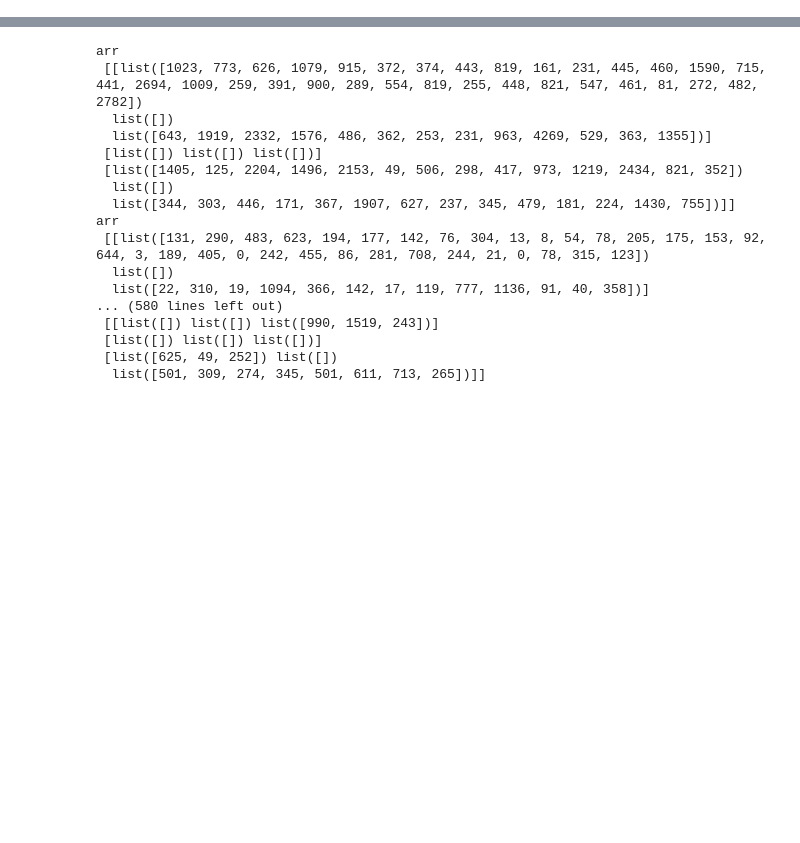
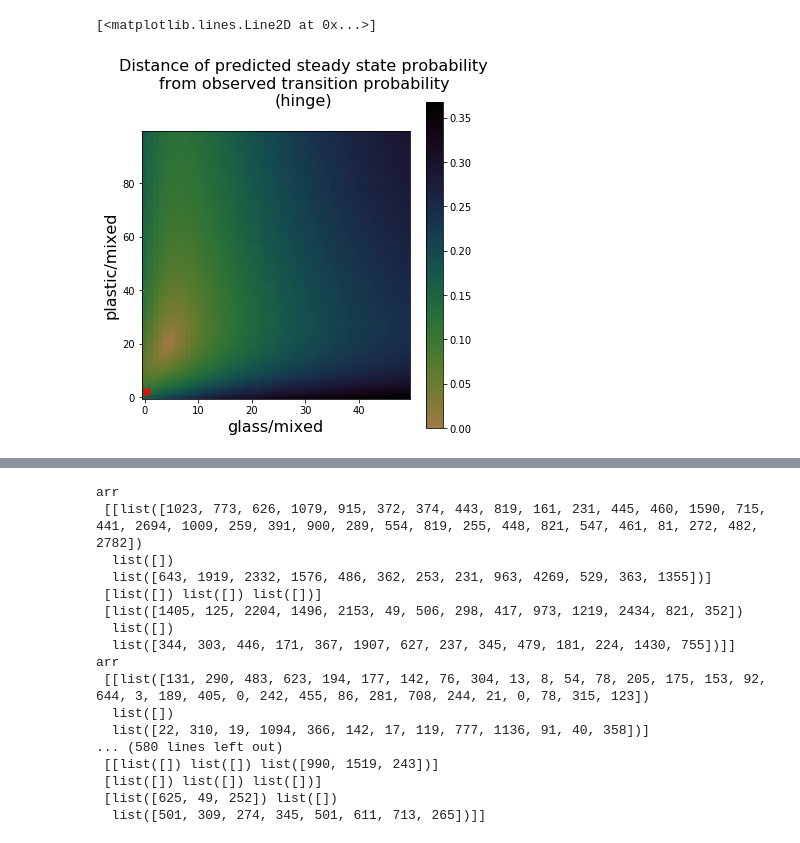
Before and after one commit to TchakamauRa/Soft-Matter, a Jupyter notebook: Matrix multiplication-density_both.ipynb, the cells around one changed output, grey strips where cells are left out. Cells and saved outputs as stored; diff of their text form; code cells hidden in the pictures; blank space fills up the shorter version.

```diff
--- a/Matrix multiplication-density_both.ipynb
+++ b/Matrix multiplication-density_both.ipynb
@@ -825 +784,43 @@ plt.plot((1, 1,1),(100/6,100/6,400/6), 'o')
+# %%
+from matplotlib.colors import DivergingNorm
+
+def mean(li):
+    return(sum(li) / len(li))
+def rang(li):
+    return(abs(max(li)-min(li)))
+
+alphas,betas = np.meshgrid(np.linspace(0,5, 50,endpoint =False),np.linspace(0,10, 100,endpoint =False))
+x1 = []
+x2 = []
+x3 = []
+tolerances = [ mean(v1),mean(v2),mean(v3)]
+tols = [ rang(v1),rang(v2),rang(v3)]
+def distance_from_data(alph,bet):
+    T_expected_narrow = np.asarray([[0, 0, 2*(alph+1)],
+     [0, 0, 2*(bet+1)],
+                                   [2/(alph+1), 2/(1+bet), 2]])
+    T_expected_broad = T_expected_narrow
+    T_expected_broad_norm = np.vstack([T_expected_broad[i]/np.sum(T_expected_broad[i]) for i in range(len(T_expected_broad))])
+    #print(T_expected_broad_norm, '\n\n', np.around(T_expected_broad_norm, 2))
+    eigvals, eigvecs = np.linalg.eig(T_expected_broad_norm.T)
+    eig_one_index = [x for x in range(len(eigvals)) if math.isclose(eigvals[x], 1.0, abs_tol = .0001)][0]
+    eigvec_one = eigvecs[:, eig_one_index]
+    evec_one = eigvec_one*100 / np.sum(eigvec_one)
+
+    return(vector_dist(tolerances, evec_one) / vector_dist(tolerances, [0]*len(tolerances))) #distance between data and model, normalized to the size of the data's value
+dfd = np.vectorize(distance_from_data)
+dists = dfd(alphas, betas)
+fig,ax = plt.subplots(figsize=(6,6))
+plt.imshow(dists, cmap="cubehelix_r", norm=DivergingNorm(0)); plt.colorbar()
+
+ax.set_aspect(1./ax.get_data_ratio())
+plt.xlabel('glass/mixed', fontsize=16)
+plt.ylabel('plastic/mixed', fontsize=16)
+fig.suptitle("Distance of predicted steady state probability\nfrom observed transition probability\n(hinge)",fontsize=16)
+plt.gca().invert_yaxis()
+
+plt.plot(np.linspace(glas_old[0], glas_old[1], 10), np.linspace(plas_old[0], plas_old[1], 10), marker='x', c='r')
+# %% [output]
+[<matplotlib.lines.Line2D at 0x...>]
+[figure, added]
 # %%
```
Also changed, not shown: parts of 11 cells of this notebook, 2 other files.
